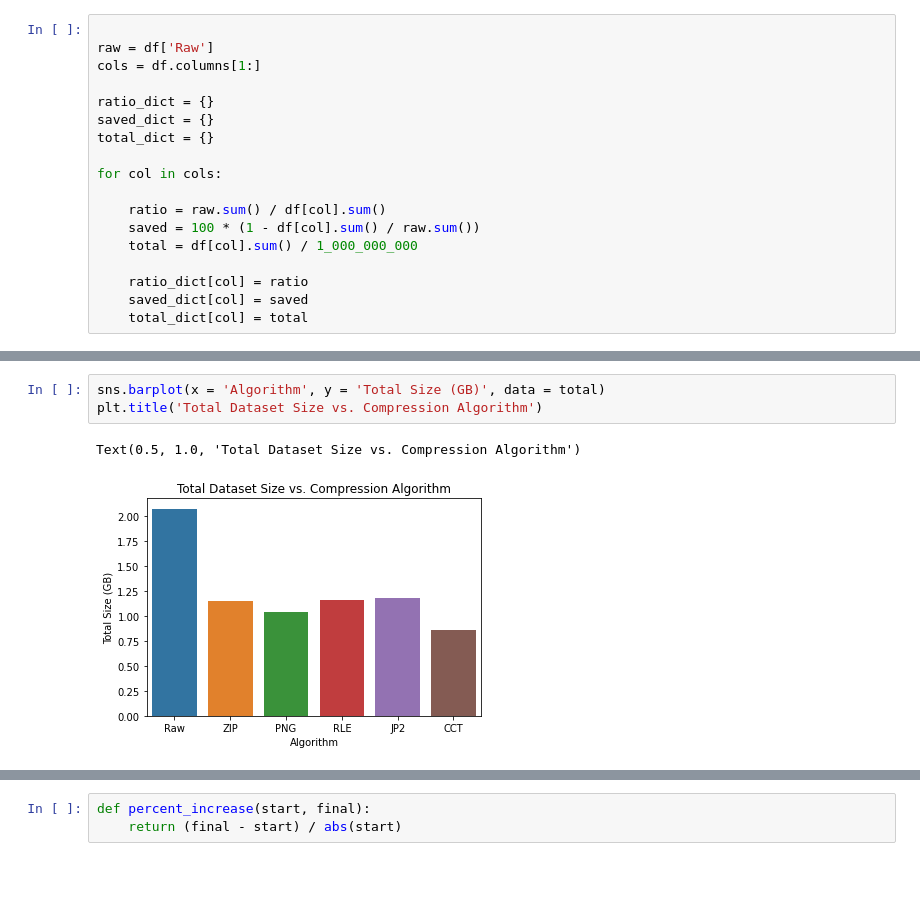
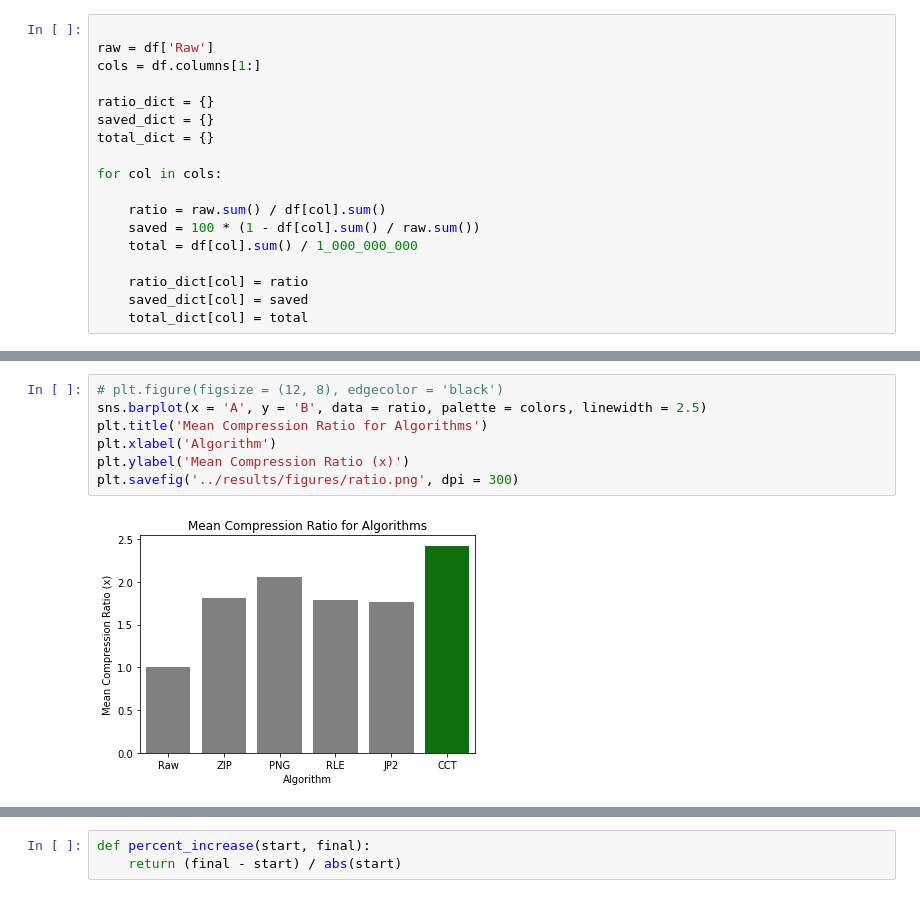
Before and after one commit to taaha-khan/2023-CompaCT-Image-Compression, a Jupyter notebook: notebooks/1.0-tk-results-analysis.ipynb, the cells around one changed output, grey strips where cells are left out. Cells and saved outputs as stored; diff of their text form; blank space fills up the shorter version.

```diff
--- a/notebooks/1.0-tk-results-analysis.ipynb
+++ b/notebooks/1.0-tk-results-analysis.ipynb
@@ -73,6 +71,9 @@ Text(0.5, 1.0, 'Space Saved vs. Compression Algorithm')
-# %%
-sns.barplot(x = 'Algorithm', y = 'Total Size (GB)', data = total)
-plt.title('Total Dataset Size vs. Compression Algorithm')
-# %% [output]
-Text(0.5, 1.0, 'Total Dataset Size vs. Compression Algorithm')
-[figure, removed]
+# %%
+# plt.figure(figsize = (12, 8), edgecolor = 'black')
+sns.barplot(x = 'A', y = 'B', data = ratio, palette = colors, linewidth = 2.5)
+plt.title('Mean Compression Ratio for Algorithms')
+plt.xlabel('Algorithm')
+plt.ylabel('Mean Compression Ratio (x)')
+plt.savefig('../results/figures/ratio.png', dpi = 300)
+# %% [output]
+[figure, added]
```
Also changed, not shown: parts of 10 cells of this notebook, 24 other files.
